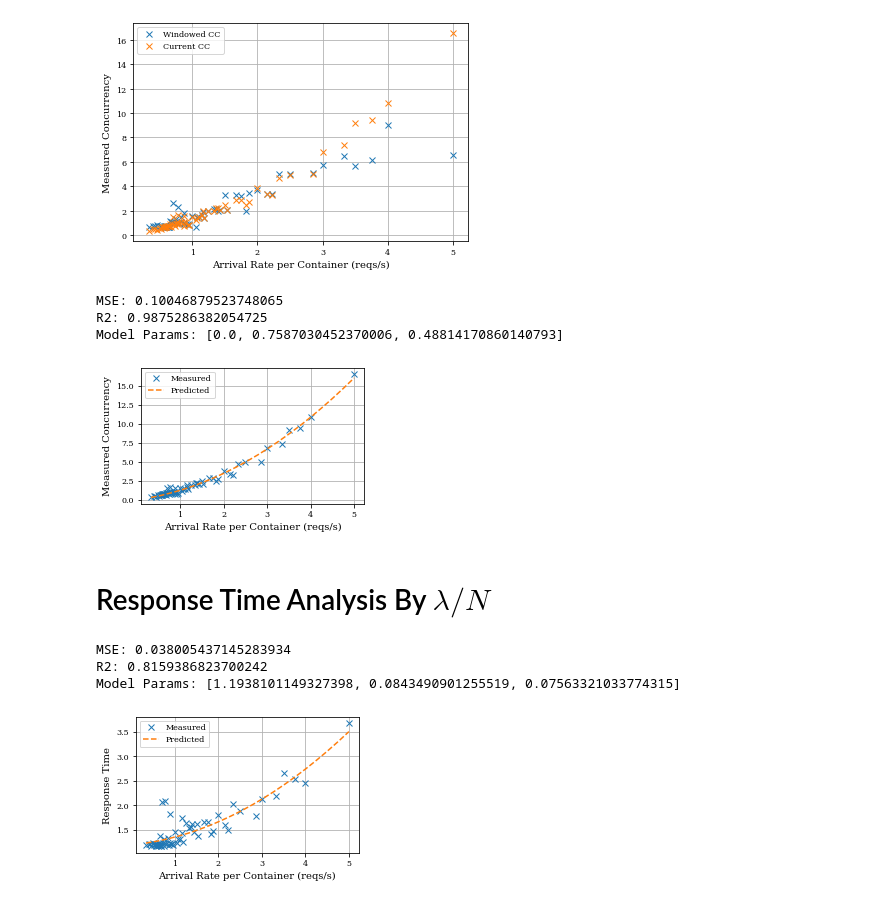
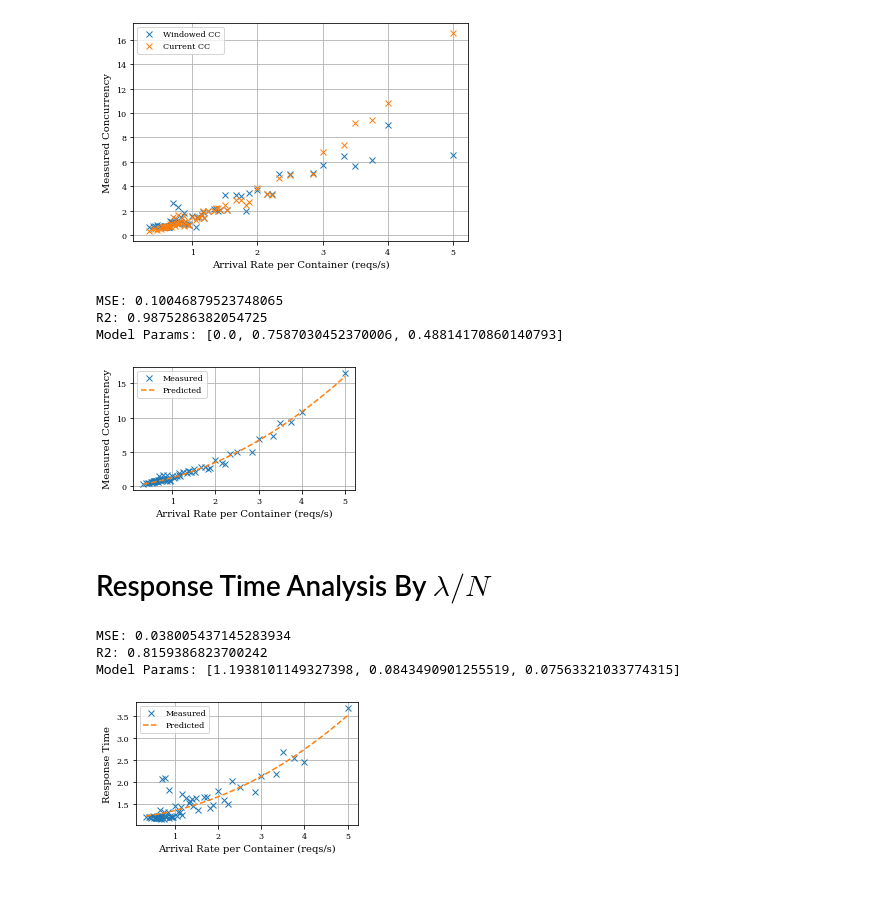
Before and after one commit to pacslab/conc-value-perf-modelling, a Jupyter notebook: experiments/parse_multiple_merged.ipynb, the cells around one changed output. Drawn from its saved outputs; the diff is of its cells as text; code cells hidden in the pictures.

```diff
--- a/experiments/parse_multiple_merged.ipynb
+++ b/experiments/parse_multiple_merged.ipynb
@@ -171,31 +171,32 @@ def cc_get_model_predictions(plt_x, cc_pipe, cc_regr, output_col_name='cc'):
 # %%
 cc_pipe = Pipeline([
     ('cctransformer', CCTransformer())
 ])
 
 df_cc = df_logger_merged_lon.reset_index().rename(columns={
     'lambda_over_n': 'lon',
     'current_cc': 'cc',
 })
 cc_regr = cc_model_train(df_cc, cc_pipe)
 print("Model Params:", get_linear_model_params(cc_regr))
 
 plt_x = np.linspace(df_cc['lon'].min(), df_cc['lon'].max(), 20)
 plt_y = cc_get_model_predictions(plt_x, cc_pipe, cc_regr)
 
 plt.figure(figsize=(4,2.5))
 plt.plot(df_cc['lon'], df_cc['cc'], 'x', label="Measured")
 plt.plot(plt_x, plt_y, label="Predicted")
 plt.xlabel('Arrival Rate per Container (reqs/s)')
 plt.ylabel('Measured Concurrency')
 plt.legend()
 plt.grid(True)
+plt.gcf().subplots_adjust(left=0.13, bottom=0.20)
 parse_util.tmp_fig_save('05_cc_vs_lambda_over_n_regression', exp_config_name)
 # %% [output]
 MSE: 0.10046879523748065
 R2: 0.9875286382054725
 Model Params: [0.0, 0.7587030452370006, 0.48814170860140793]
-[figure, old version]
+[figure, new version]
 # %% [markdown]
 # Response Time Analysis By $\lambda/N$
 # %%
@@ -221,9 +222,10 @@ plt.xlabel('Arrival Rate per Container (reqs/s)')
 plt.ylabel('Response Time')
 plt.legend()
 plt.grid(True)
+plt.gcf().subplots_adjust(left=0.13, bottom=0.20)
 parse_util.tmp_fig_save('06_resp_vs_lambda_over_n_regression', exp_config_name)
 # %% [output]
 MSE: 0.038005437145283934
 R2: 0.8159386823700242
 Model Params: [1.1938101149327398, 0.0843490901255519, 0.07563321033774315]
-[figure, old version]
+[figure, new version]
```
Also changed, not shown: 1 other file.
